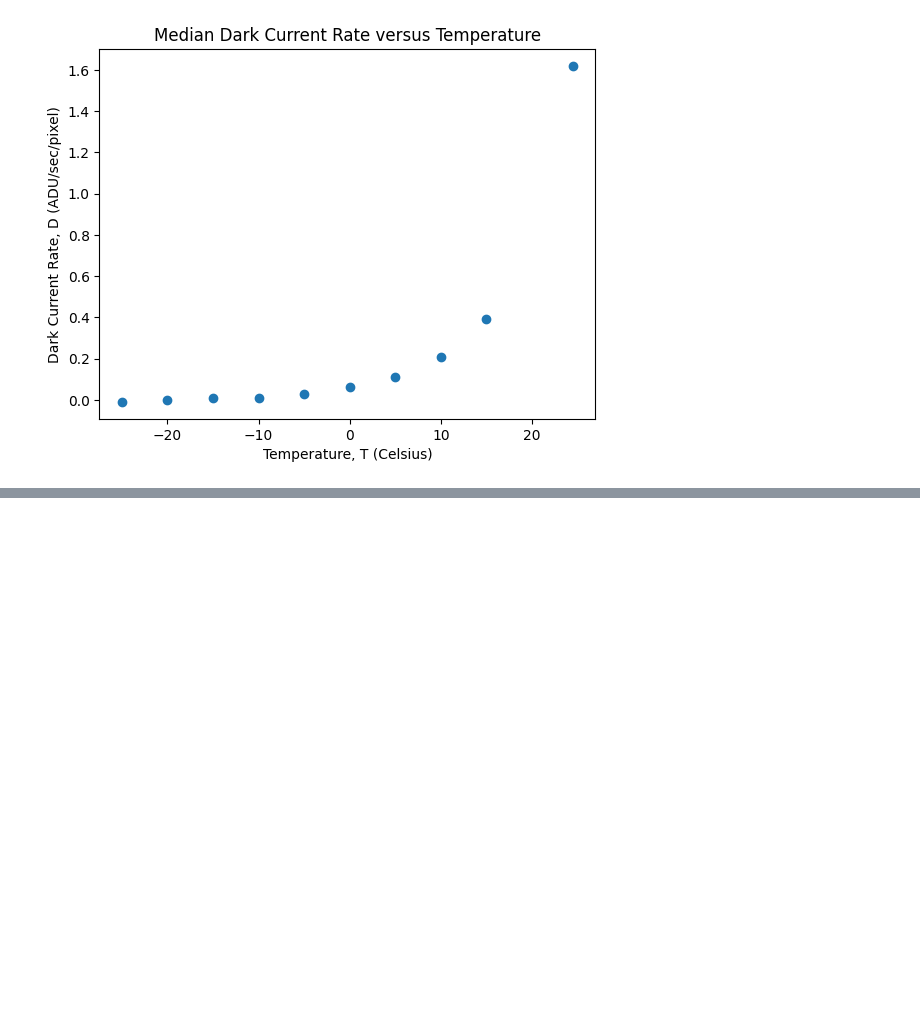
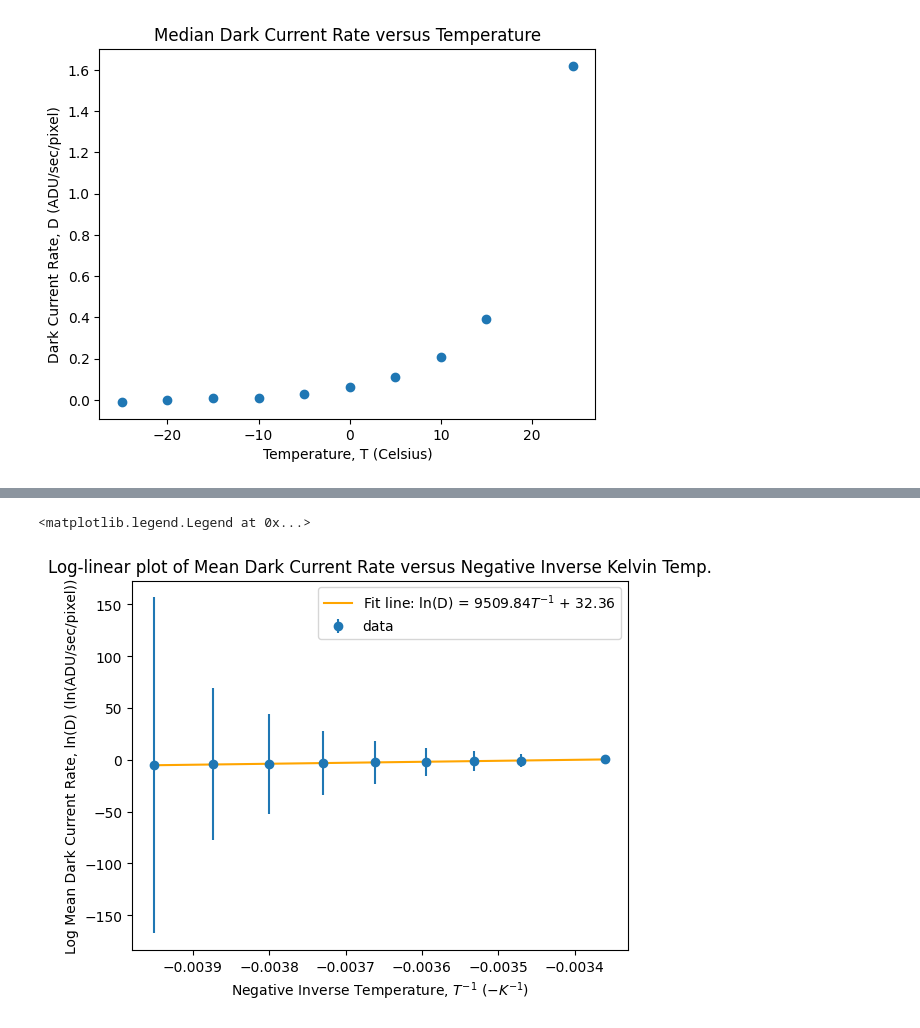
Before and after one commit to zangston/ASTR-3130, a Jupyter notebook: Lab 3/Part 1/subtraction.ipynb, the cells around one changed output, grey strips where cells are left out. Cells and saved outputs as stored; diff of their text form; code cells hidden in the pictures; blank space fills up the shorter version.

```diff
--- a/Lab 3/Part 1/subtraction.ipynb
+++ b/Lab 3/Part 1/subtraction.ipynb
@@ -158,3 +182,15 @@ plt.legend()
+# %%
+plt.errorbar(ln_mean_temps, ln_mean, ln_mean_error, label='data', fmt='o')
+
+plt.plot(x_regression, y_regression, color='orange', label=line_label)
+plt.title('Log-linear plot of Mean Dark Current Rate versus Negative Inverse Kelvin Temp.')
+plt.xlabel('Negative Inverse Temperature, $T^{-1}$ ($-K^{-1}$)')
+plt.ylabel('Log Mean Dark Current Rate, ln(D) (ln(ADU/sec/pixel))')
+
+plt.legend()
+# %% [output]
+<matplotlib.legend.Legend at 0x...>
+[figure, added]
 # %%
 # fit curve, extract beta coefficients for ordinary least squares regression for median
 popt, pcov = curve_fit(linear_function, ln_med_temps, ln_med)
```
Also changed, not shown: parts of 7 cells of this notebook.
